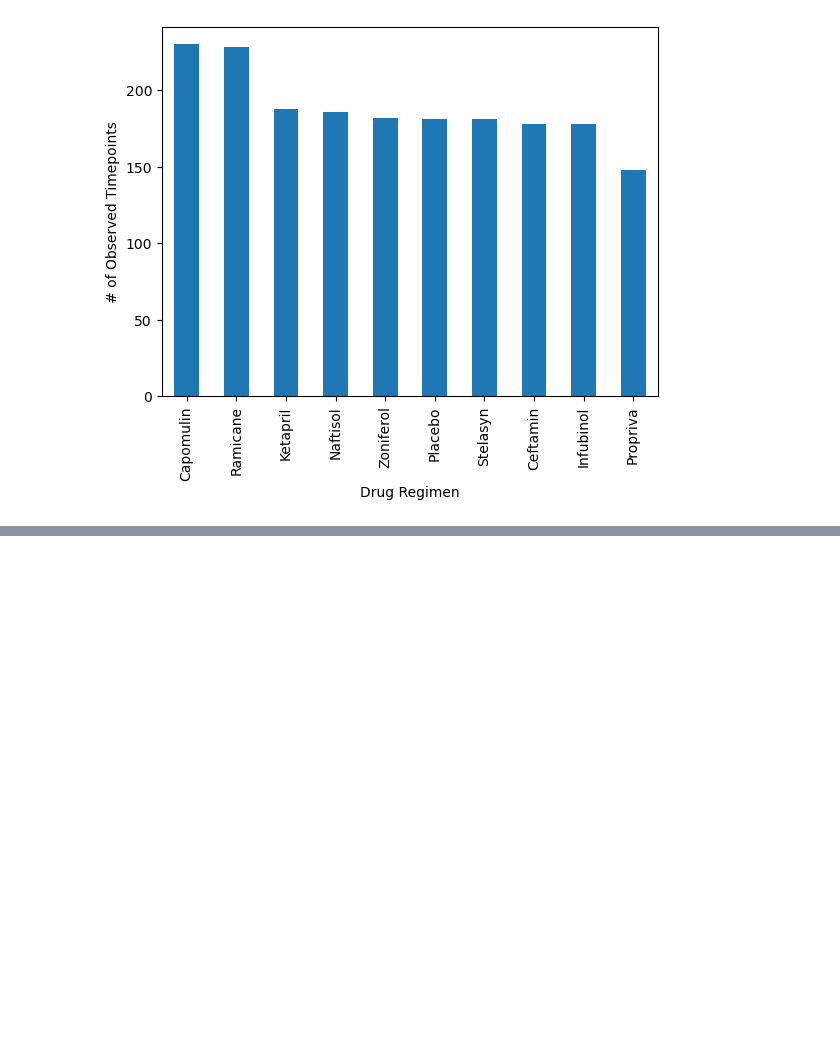
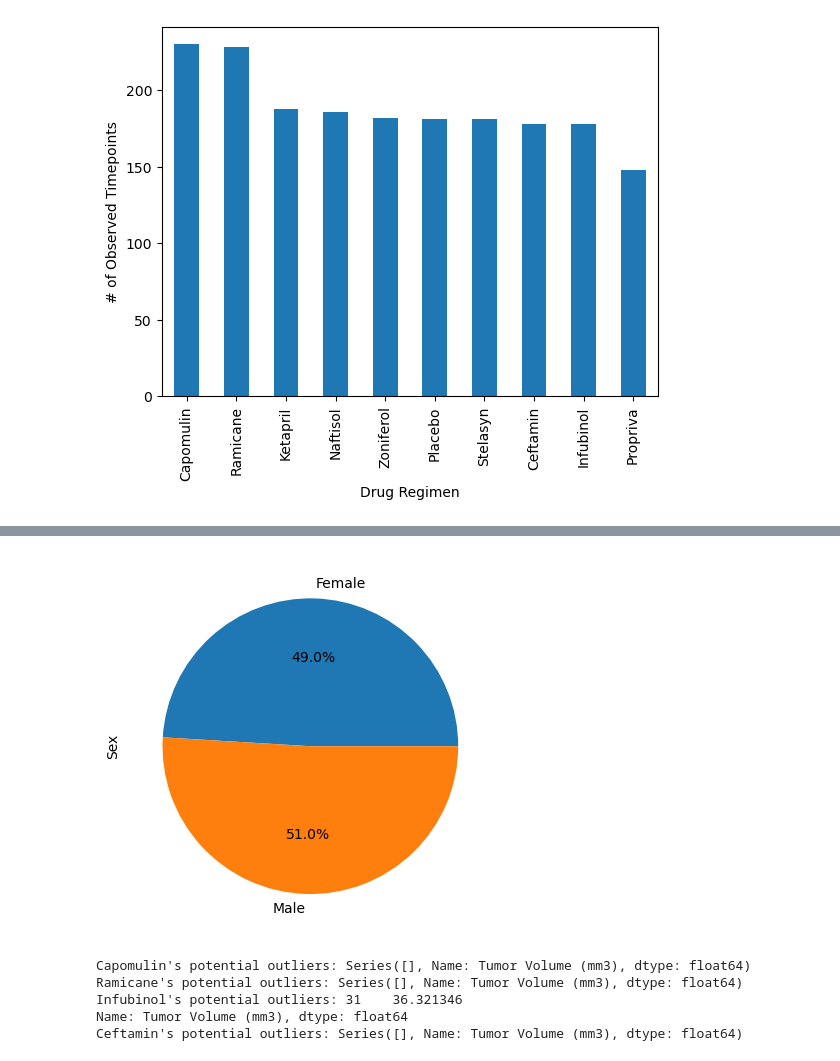
Before and after one commit to parthpisolkar2002/matplotlib-challenge, a Jupyter notebook: Main.ipynb, the cells around one changed output, grey strips where cells are left out. Cells and saved outputs as stored; diff of their text form; code cells hidden in the pictures; blank space fills up the shorter version.

```diff
--- a/Main.ipynb
+++ b/Main.ipynb
@@ -97,0 +126,7 @@ plt.show()
+# %%
+#PIE using Matplotlib
+plt.pie(mice_gen, autopct = "%1.1f%%", labels = mice_gen.index)
+plt.ylabel("Sex")
+plt.show()
+# %% [output]
+[figure, added]
@@ -97,0 +139,35 @@ plt.show()
+# %%
+# Put treatments into a list for for loop (and later for plot labels)
+treatments = ['Capomulin', 'Ramicane', 'Infubinol', 'Ceftamin']
+
+# Create empty dictionary to store potential outliers for each treatment
+potential_outliers = {}
+
+# Iterate over each treatment
+for treatment in treatments:
+    # Locate the rows which contain mice on each drug and get the tumor volumes
+    treatment_data = new_data[new_data['Drug Regimen'] == treatment]['Tumor Volume (mm3)']
+
+    # Calculate the IQR and quantitatively determine if there are any potential outliers
+    quartiles = treatment_data.quantile([0.25, 0.75])
+    lower_q = quartiles[0.25]
+    upper_q = quartiles[0.75]
+    iqr = upper_q - lower_q
+    lower_bound = lower_q - (1.5 * iqr)
+    upper_bound = upper_q + (1.5 * iqr)
+
+    # Find potential outliers
+    outliers = treatment_data[(treatment_data < lower_bound) | (treatment_data > upper_bound)]
+
+    # Store potential outliers in the dictionary
+    potential_outliers[treatment] = outliers
+
+# Display potential outliers for each treatment
+for treatment, outliers in potential_outliers.items():
+    print(f"{treatment}'s potential outliers: {outliers}")
+# %% [output]
+Capomulin's potential outliers: Series([], Name: Tumor Volume (mm3), dtype: float64)
+Ramicane's potential outliers: Series([], Name: Tumor Volume (mm3), dtype: float64)
+Infubinol's potential outliers: 31    36.321346
+Name: Tumor Volume (mm3), dtype: float64
+Ceftamin's potential outliers: Series([], Name: Tumor Volume (mm3), dtype: float64)
```
Also changed, not shown: parts of 15 cells of this notebook.
